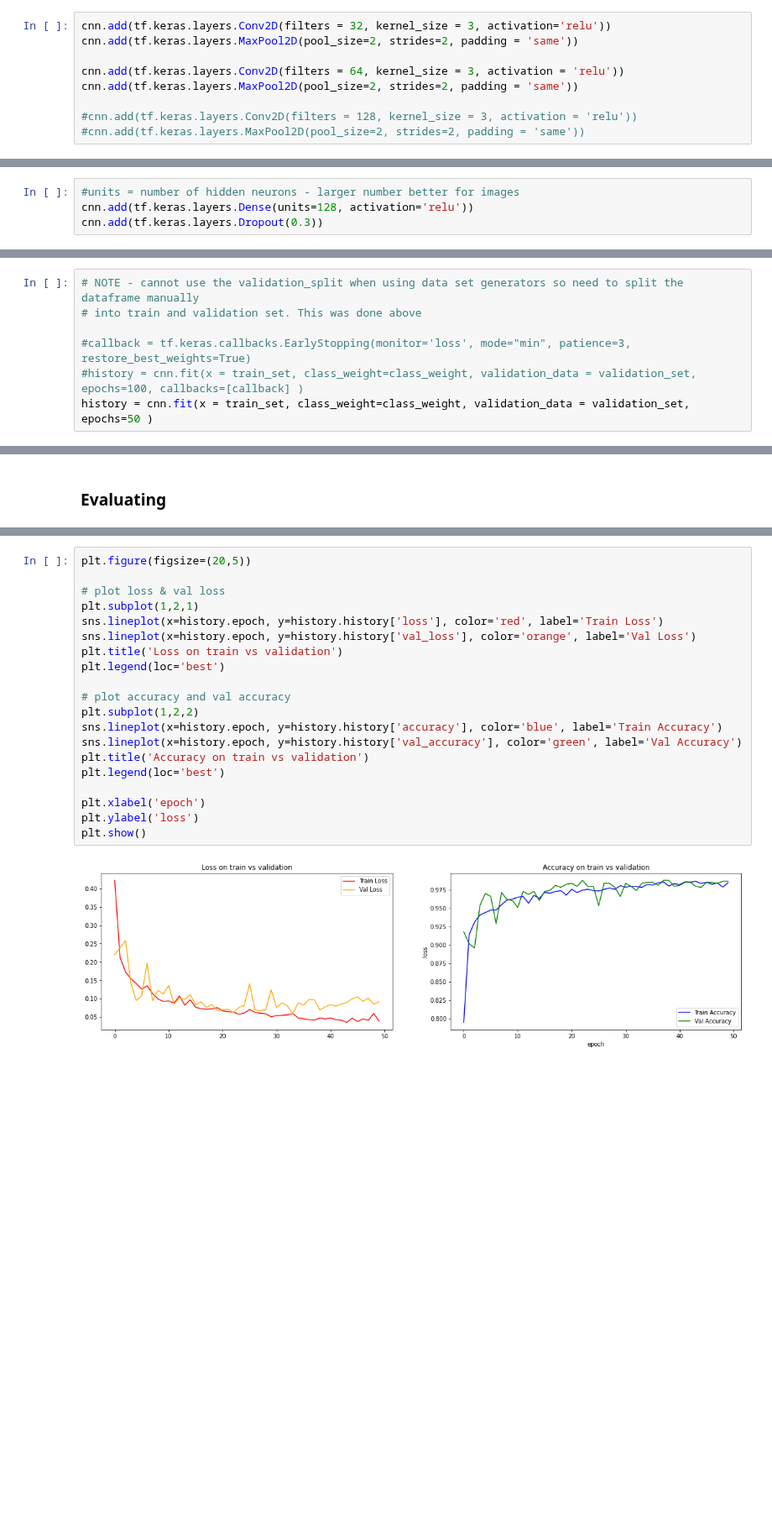
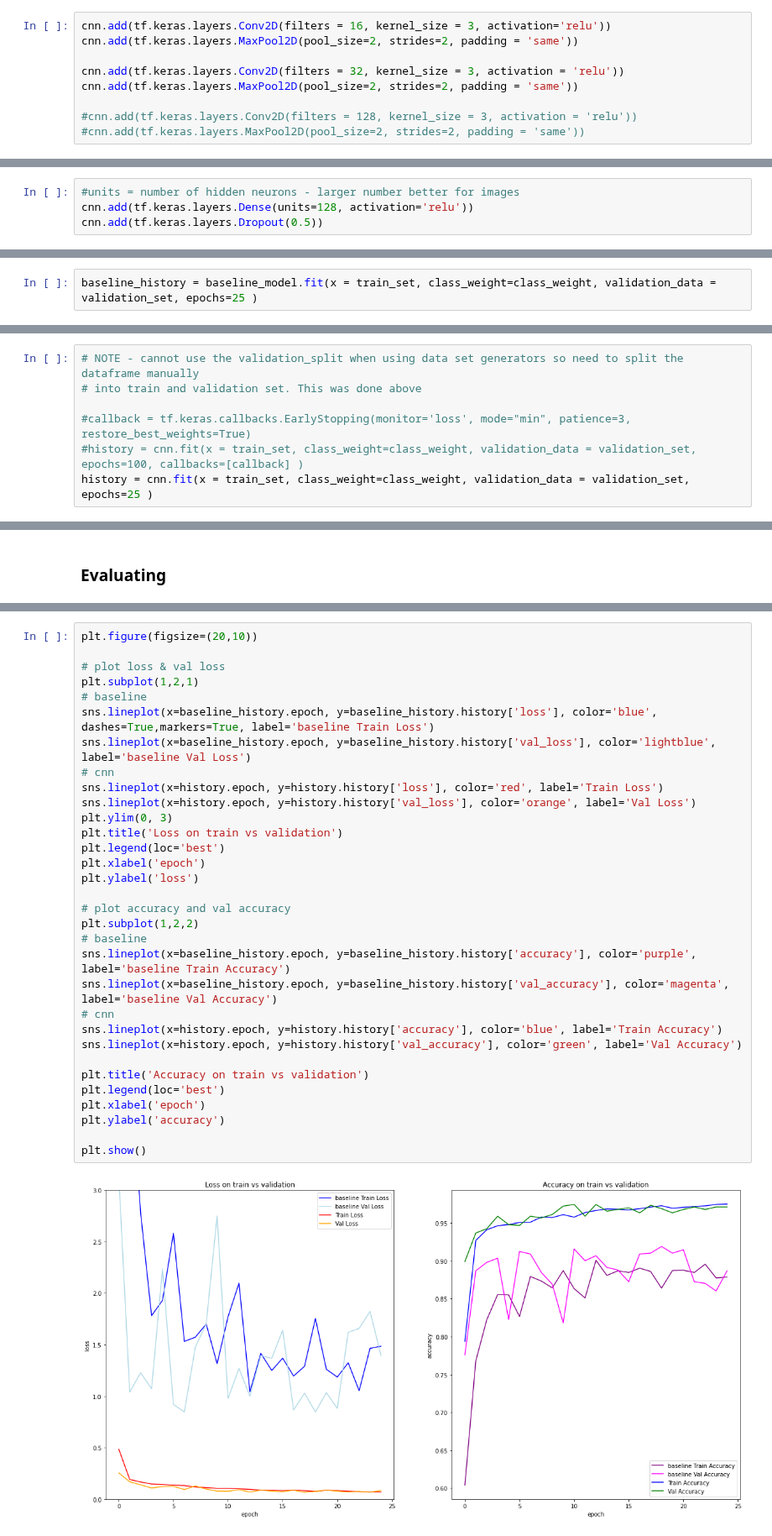
Before and after one commit to erotavlas/machine-learning, a Jupyter notebook: IBMAdvancedDataScience_Capstone/IBMAdvancedDataScience_Capstone_Incomplete.ipynb, the cells around one changed output, grey strips where cells are left out. Shown at 84% size. Drawn from its saved outputs; the diff is of its cells as text; blank space fills up the shorter version.

```diff
--- a/IBMAdvancedDataScience_Capstone/IBMAdvancedDataScience_Capstone_Incomplete.ipynb
+++ b/IBMAdvancedDataScience_Capstone/IBMAdvancedDataScience_Capstone_Incomplete.ipynb
@@ -680,10 +709,10 @@ cnn.add(tf.keras.layers.MaxPool2D(pool_size=2, strides=2, padding = 'same'))
 # %% [markdown]
 #### 3. Add a additional Convolutional and Pooling Layer
 # %%
-cnn.add(tf.keras.layers.Conv2D(filters = 32, kernel_size = 3, activation='relu'))
+cnn.add(tf.keras.layers.Conv2D(filters = 16, kernel_size = 3, activation='relu'))
 cnn.add(tf.keras.layers.MaxPool2D(pool_size=2, strides=2, padding = 'same'))
 
-cnn.add(tf.keras.layers.Conv2D(filters = 64, kernel_size = 3, activation = 'relu'))
+cnn.add(tf.keras.layers.Conv2D(filters = 32, kernel_size = 3, activation = 'relu'))
 cnn.add(tf.keras.layers.MaxPool2D(pool_size=2, strides=2, padding = 'same'))
 
 #cnn.add(tf.keras.layers.Conv2D(filters = 128, kernel_size = 3, activation = 'relu'))
@@ -697,7 +726,7 @@ cnn.add(tf.keras.layers.Flatten())
 # %%
 #units = number of hidden neurons - larger number better for images
 cnn.add(tf.keras.layers.Dense(units=128, activation='relu'))
-cnn.add(tf.keras.layers.Dropout(0.3))
+cnn.add(tf.keras.layers.Dropout(0.5))
 # %% [markdown]
 #### 6. Output Layer
 # %%
@@ -784,0 +818,2 @@ class_weight = {0: w_normal, 1: w_pneumonia}
+# %%
+baseline_history = baseline_model.fit(x = train_set, class_weight=class_weight, validation_data = validation_set, epochs=25 )
@@ -800,5 +843,5 @@ cnn.compile(optimizer='adam', loss='binary_crossentropy', metrics=METRICS)
 
 #callback = tf.keras.callbacks.EarlyStopping(monitor='loss', mode="min", patience=3, restore_best_weights=True)
 #history = cnn.fit(x = train_set, class_weight=class_weight, validation_data = validation_set, epochs=100, callbacks=[callback] )
-history = cnn.fit(x = train_set, class_weight=class_weight, validation_data = validation_set, epochs=50 )
+history = cnn.fit(x = train_set, class_weight=class_weight, validation_data = validation_set, epochs=25 )
 # %% [output]
@@ -826,23 +869,35 @@ Epoch 50/50
 # %%
-plt.figure(figsize=(20,5))
+plt.figure(figsize=(20,10))
 
 # plot loss & val loss
 plt.subplot(1,2,1)
+# baseline
+sns.lineplot(x=baseline_history.epoch, y=baseline_history.history['loss'], color='blue',  dashes=True,markers=True, label='baseline Train Loss')
+sns.lineplot(x=baseline_history.epoch, y=baseline_history.history['val_loss'], color='lightblue', label='baseline Val Loss')
+# cnn
 sns.lineplot(x=history.epoch, y=history.history['loss'], color='red', label='Train Loss')
 sns.lineplot(x=history.epoch, y=history.history['val_loss'], color='orange', label='Val Loss')
+plt.ylim(0, 3)
 plt.title('Loss on train vs validation')
 plt.legend(loc='best')
+plt.xlabel('epoch')
+plt.ylabel('loss')
 
 # plot accuracy and val accuracy
 plt.subplot(1,2,2)
+# baseline
+sns.lineplot(x=baseline_history.epoch, y=baseline_history.history['accuracy'], color='purple', label='baseline Train Accuracy')
+sns.lineplot(x=baseline_history.epoch, y=baseline_history.history['val_accuracy'], color='magenta', label='baseline Val Accuracy')
+# cnn
 sns.lineplot(x=history.epoch, y=history.history['accuracy'], color='blue', label='Train Accuracy')
 sns.lineplot(x=history.epoch, y=history.history['val_accuracy'], color='green', label='Val Accuracy')
+
 plt.title('Accuracy on train vs validation')
 plt.legend(loc='best')
+plt.xlabel('epoch')
+plt.ylabel('accuracy')
 
-plt.xlabel('epoch')
-plt.ylabel('loss')
 plt.show()
 # %% [output]
-[figure, old version]
+[figure, new version]
 # %% [markdown]
```
Also changed, not shown: parts of 58 cells of this notebook.
